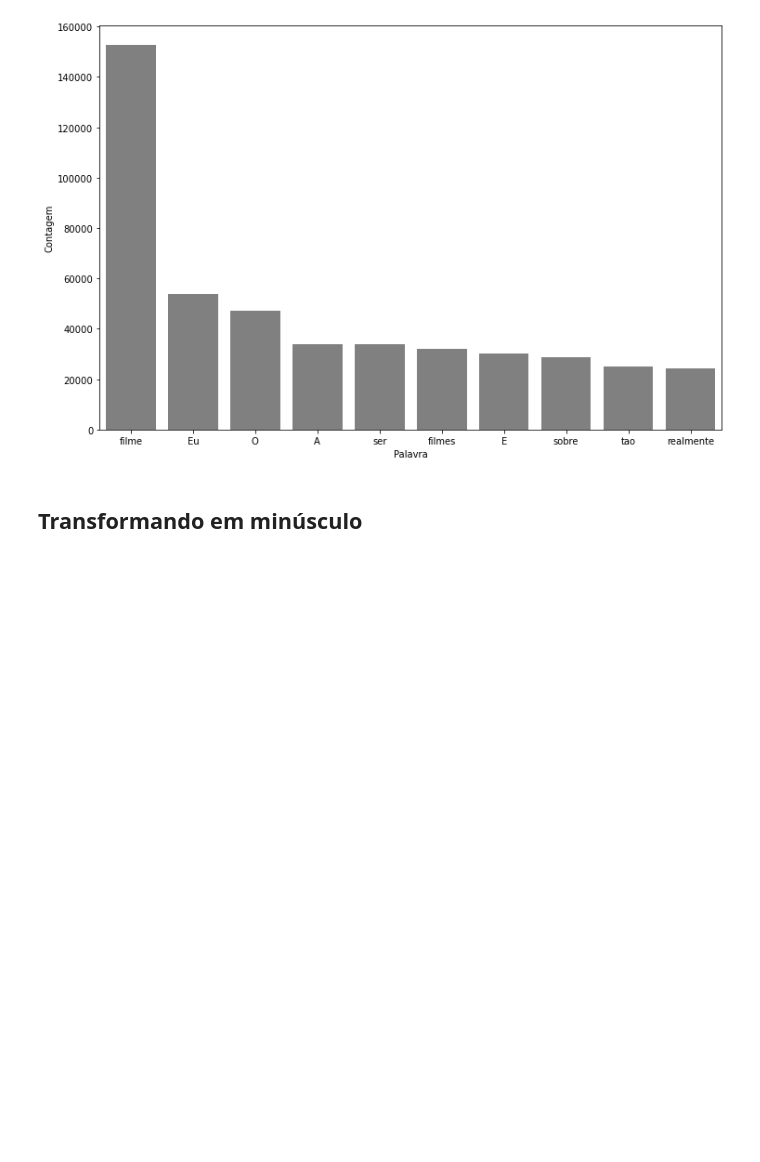
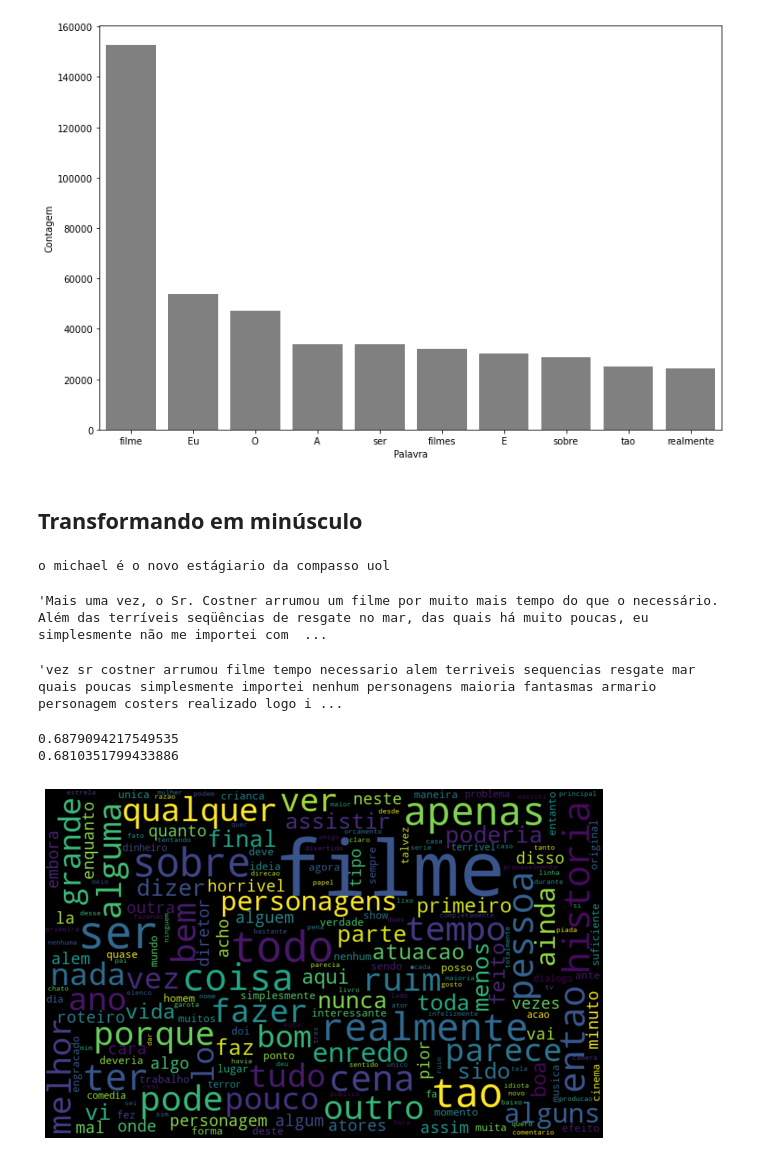
Before and after one commit to MichaelHenriqueJacinto/Linguagem-Natural-P2, a Jupyter notebook: LNP2.ipynb, the cells around one changed output. Saved outputs shown, nothing was run; the diff lists cells and outputs as text; code cells hidden in the pictures; blank space fills up the shorter version.

```diff
--- a/LNP2.ipynb
+++ b/LNP2.ipynb
@@ -263,3 +284,39 @@ pareto(resenha, "tratamento_3", 10)
 [figure]
 # %% [markdown]
 ## Transformando em minúsculo
+# %%
+frase = "O Michael é o novo estágiario da Compasso UOL"
+print(frase.lower()) # .lower = deixa toda minha frase sem letras maiúscula.
+# %% [output]
+o michael é o novo estágiario da compasso uol
+# %%
+frase_processada = list()
+for opniao in resenha["tratamento_3"]:
+    nova_frase = list()
+    opniao = opniao.lower()
+    palavras_texto = token_pontuacao.tokenize(opniao)
+    for palavra in palavras_texto:
+        if palavra not in stopwords_sem_acentos:
+            nova_frase.append(palavra)
+    frase_processada.append(' '.join(nova_frase))
+
+resenha["tratamento_4"] = frase_processada
+# %%
+resenha["text_pt"][0]
+# %% [output]
+'Mais uma vez, o Sr. Costner arrumou um filme por muito mais tempo do que o necessário. Além das terríveis seqüências de resgate no mar, das quais há muito poucas, eu simplesmente não me importei com  ...
+# %%
+resenha["tratamento_4"][0]
+# %% [output]
+'vez sr costner arrumou filme tempo necessario alem terriveis sequencias resgate mar quais poucas simplesmente importei nenhum personagens maioria fantasmas armario personagem costers realizado logo i ...
+# %%
+acuracia_tramento4 = Classificar_texto(resenha, "tratamento_4", "classificacao")
+print(acuracia_tramento4)
+print(acuracia_tratamento3)
+# %% [output]
+0.6879094217549535
+0.6810351799433886
+# %%
+nuvem_palavras_neg(resenha, "tratamento_4")
+# %% [output]
+[figure, added]
```
Also changed, not shown: parts of 14 cells of this notebook.
